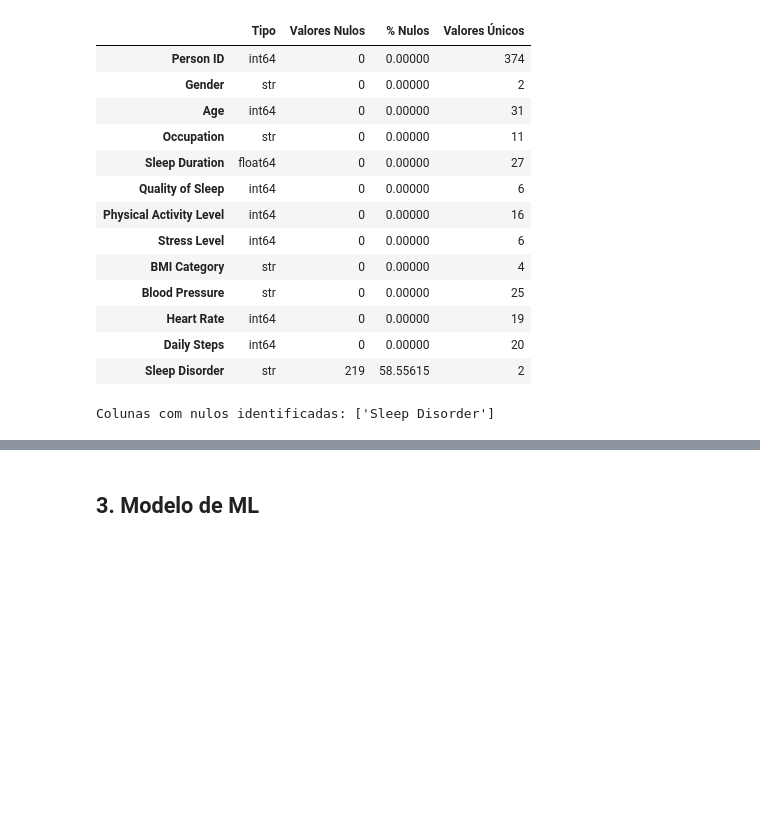
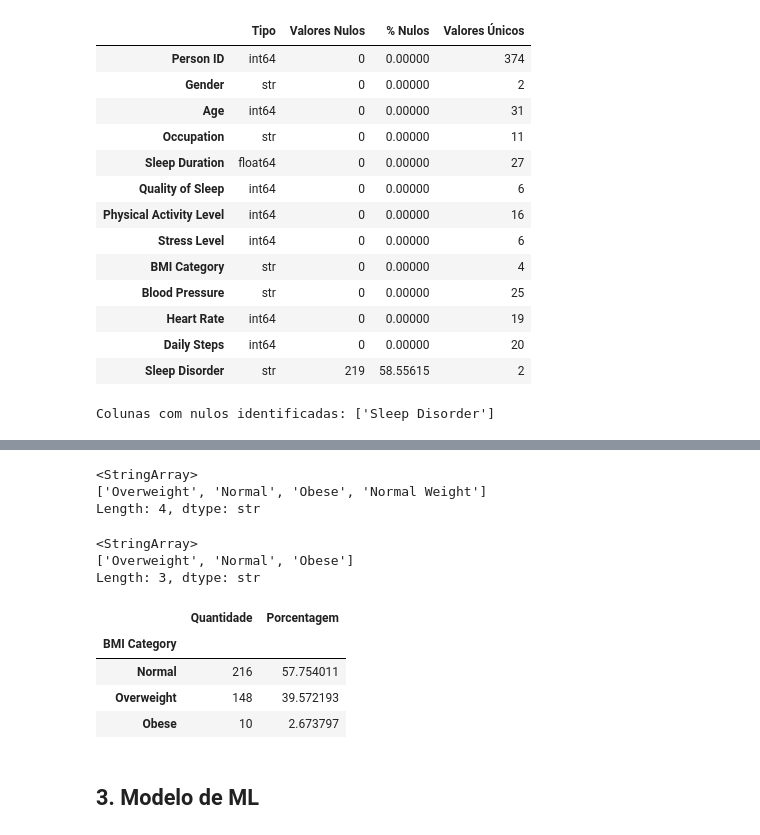
Before and after one commit to Squad-Nina-da-Hora/wmc-projeto-final-lifestyle, a Jupyter notebook: analise.ipynb, the cells around one changed output, grey strips where cells are left out. Drawn from its saved outputs; the diff is of its cells as text; code cells hidden in the pictures; blank space fills up the shorter version.

```diff
--- a/analise.ipynb
+++ b/analise.ipynb
@@ -181,3 +270,35 @@ df.info()
+# %%
+# Conhecendo os dados
+
+df['BMI Category'].unique()
+# %% [output]
+<StringArray>
+['Overweight', 'Normal', 'Obese', 'Normal Weight']
+Length: 4, dtype: str
+# %%
+# Variável categórica: tratamento de categoria IMC
+
+df['BMI Category'] = df['BMI Category'].replace({'Normal Weight': 'Normal'})
+df['BMI Category'].unique()
+# %% [output]
+<StringArray>
+['Overweight', 'Normal', 'Obese']
+Length: 3, dtype: str
+# %%
+# Variável categórica: % de categoria IMC
+
+bmi_distribution = pd.DataFrame({
+    'Quantidade': df['BMI Category'].value_counts(),
+    'Porcentagem': df['BMI Category'].value_counts(normalize=True) * 100
+})
+
+bmi_distribution
+# %% [output]
+|  | Quantidade | Porcentagem |
+| BMI Category |  |  |
+| Normal | 216 | 57.754011 |
+| Overweight | 148 | 39.572193 |
+| Obese | 10 | 2.673797 |
 # %% [markdown]
 ## 3. Modelo de ML
 # %% [markdown]
```
Also changed, not shown: parts of 8 cells of this notebook.
